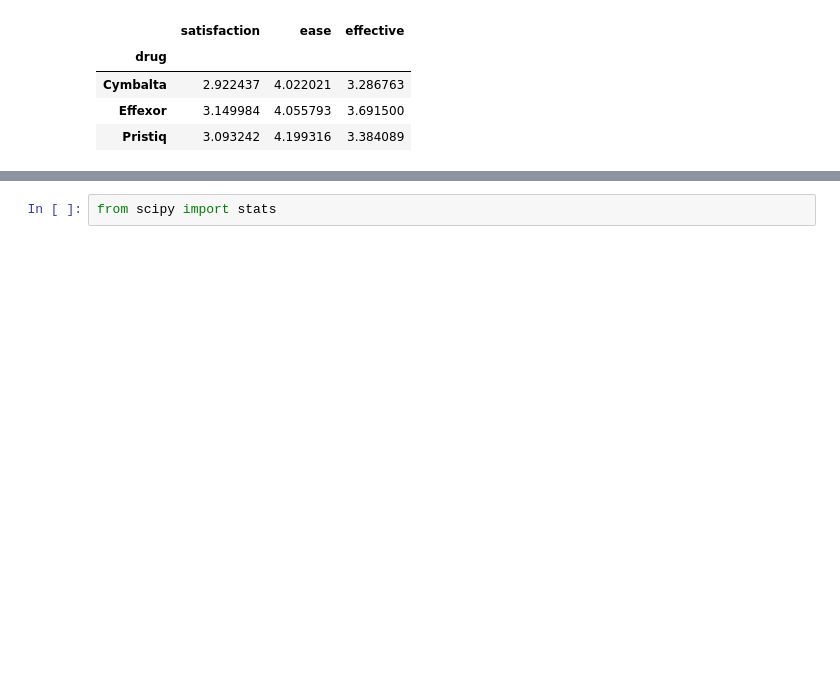
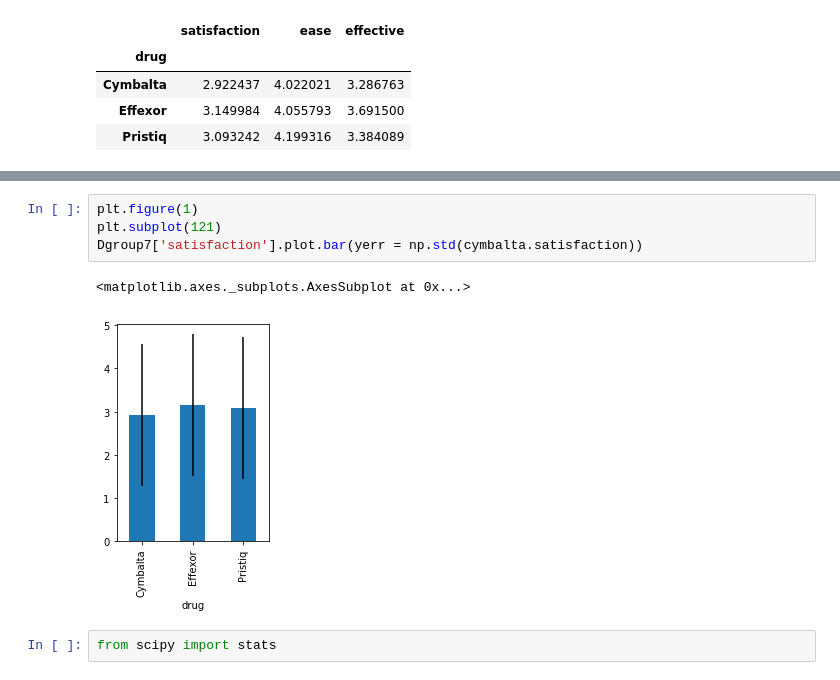
Before and after one commit to chinm0818/WebMDScrape, a Jupyter notebook: datas/Drug review analysis.ipynb, the cells around one changed output, grey strips where cells are left out. Cells and saved outputs as stored; diff of their text form; blank space fills up the shorter version.

```diff
--- a/datas/Drug review analysis.ipynb
+++ b/datas/Drug review analysis.ipynb
@@ -388,6 +405,13 @@ Dgroup7['satisfaction'].plot.bar(yerr = np.std(cymbalta.satisfaction))
 # %% [output]
 <matplotlib.axes._subplots.AxesSubplot at 0x...>
 [figure]
+# %%
+plt.figure(1)
+plt.subplot(121)
+Dgroup7['satisfaction'].plot.bar(yerr = np.std(cymbalta.satisfaction))
+# %% [output]
+<matplotlib.axes._subplots.AxesSubplot at 0x...>
+[figure, added]
 # %%
 from scipy import stats
 # %%
```
Also changed, not shown: parts of 70 cells of this notebook, 21 other files.
